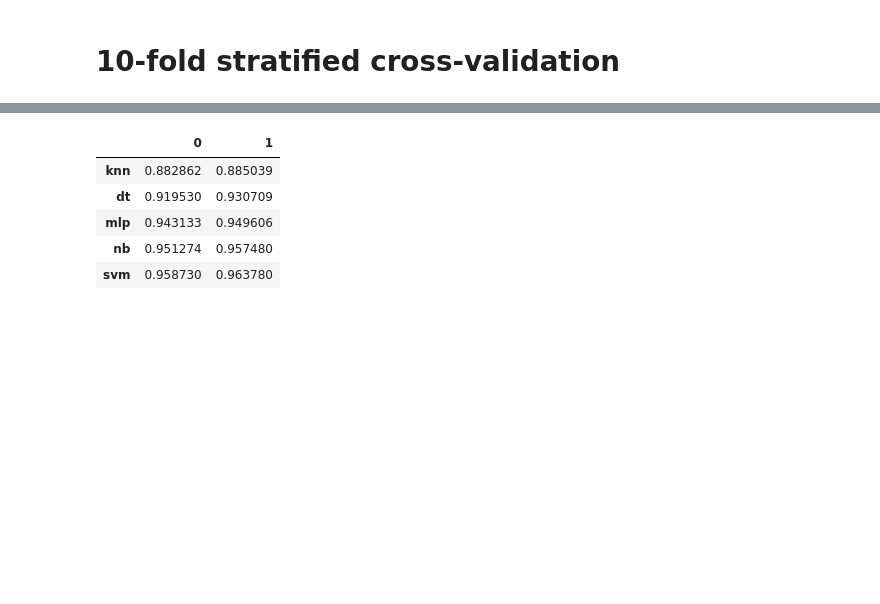
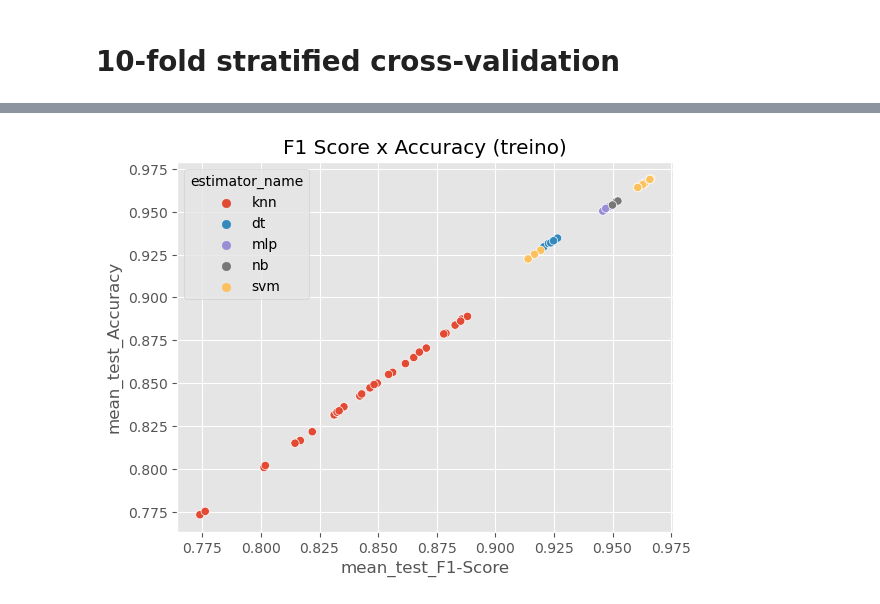
Before and after one commit to cafcaio/pes_proj_ml_1, a Jupyter notebook: splice_analysis.ipynb, the cells around one changed output, grey strips where cells are left out. Saved outputs shown, nothing was run; the diff lists cells and outputs as text; code cells hidden in the pictures; blank space fills up the shorter version.

```diff
--- a/splice_analysis.ipynb
+++ b/splice_analysis.ipynb
@@ -386,10 +382,6 @@ pd.DataFrame(results['svm'])
 # %%
-#0: f1, 1: accuracy
-pd.DataFrame(results2).T
+sns.scatterplot(x='mean_test_F1-Score', y='mean_test_Accuracy', data=results_df, hue='estimator_name')
+plt.title("F1 Score x Accuracy (treino)")
+plt.show()
 # %% [output]
-|  | 0 | 1 |
-| knn | 0.882862 | 0.885039 |
-| dt | 0.919530 | 0.930709 |
-| mlp | 0.943133 | 0.949606 |
-| nb | 0.951274 | 0.957480 |
-| svm | 0.958730 | 0.963780 |
+[figure, added]
```
Also changed, not shown: parts of 31 cells of this notebook.
